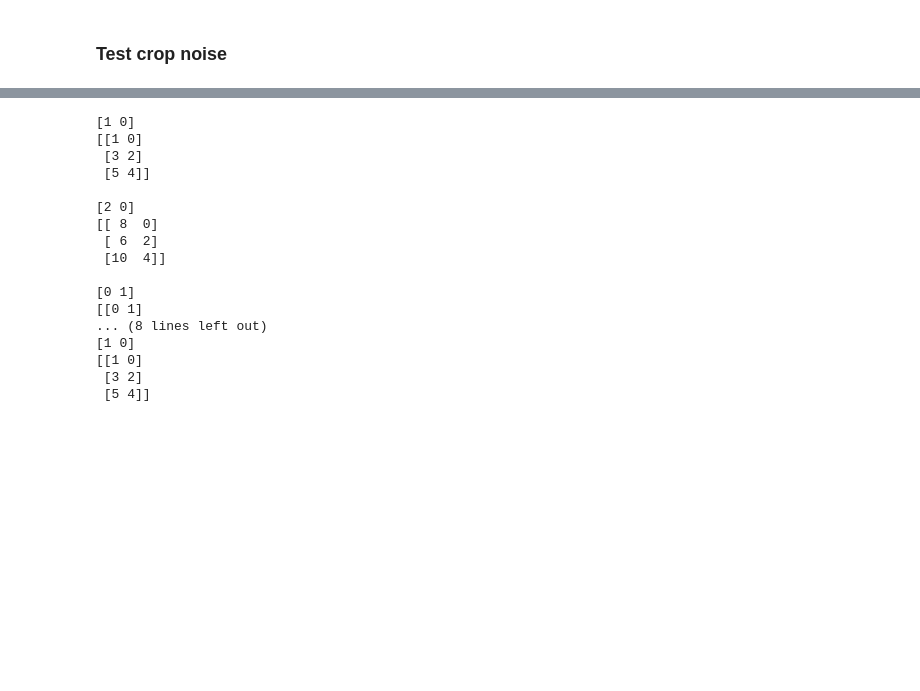
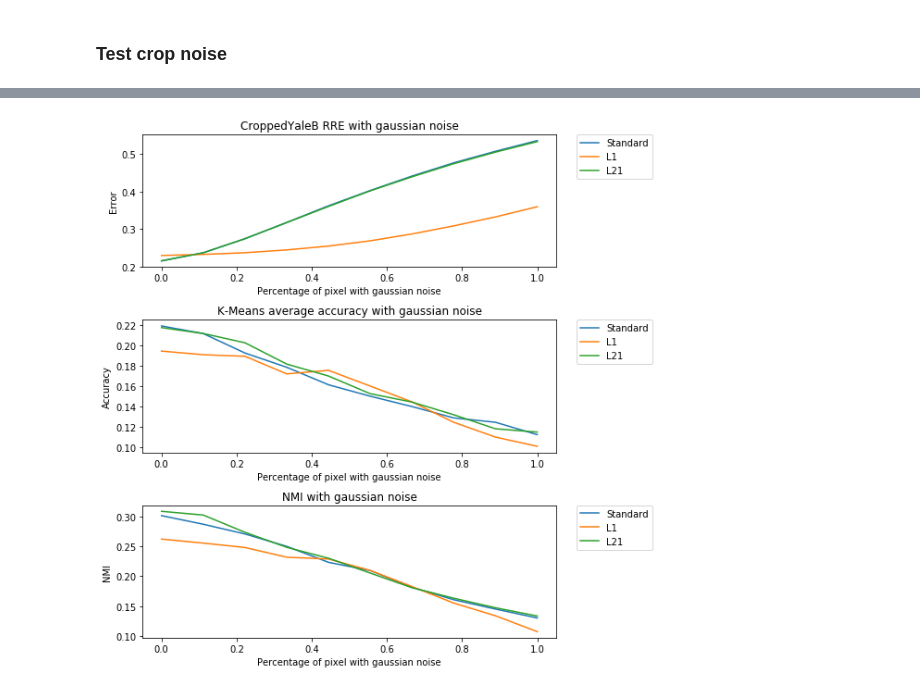
Before and after one commit to YangGeYangGe/Machine-Learning-Experiment, a Jupyter notebook: NMF/COMP5328Assignment6.ipynb, the cells around one changed output, grey strips where cells are left out. Saved outputs shown, nothing was run; the diff lists cells and outputs as text; code cells hidden in the pictures; blank space fills up the shorter version.

Commit message:
YaleB

```diff
--- a/NMF/COMP5328Assignment6.ipynb
+++ b/NMF/COMP5328Assignment6.ipynb
@@ -962,26 +863,0 @@ V_hat.shape
-# %%
-for i in range(0,5):
-    a = np.arange(3)
-    np.random.shuffle(a)
-    a = a[0:2]
-    print (a)
-    print(b[:,a])
-    print()
-# %% [output]
-[1 0]
-[[1 0]
- [3 2]
- [5 4]]
-
-[2 0]
-[[ 8  0]
- [ 6  2]
- [10  4]]
-
-[0 1]
-[[0 1]
-... (8 lines left out)
-[1 0]
-[[1 0]
- [3 2]
- [5 4]]
@@ -987,0 +915,32 @@ for i in range(0,5):
+# %%
+plt.figure(figsize=(8,10))
+plt.subplot(311)
+plt.plot(gaussian_noise_percentage,original_gaussian_noise_error_cache,label = 'Standard')
+plt.plot(gaussian_noise_percentage,L1_gaussian_noise_error_cache,label = 'L1');
+plt.plot(gaussian_noise_percentage,L21_gaussian_noise_error_cache,label = 'L21')
+plt.title('CroppedYaleB RRE with gaussian noise')
+plt.ylabel('Error')
+plt.xlabel('Percentage of pixel with gaussian noise')
+plt.legend(bbox_to_anchor=(1.05, 1), loc=2, borderaxespad=0.);
+
+plt.subplot(312)
+plt.plot(gaussian_noise_percentage,original_gaussian_noise_acc_cache,label='Standard');
+plt.plot(gaussian_noise_percentage,L1_gaussian_noise_acc_cache,label = 'L1');
+plt.plot(gaussian_noise_percentage,L21_gaussian_noise_acc_cache,label = 'L21');
+plt.title('K-Means average accuracy with gaussian noise')
+plt.ylabel('Accuracy')
+plt.xlabel('Percentage of pixel with gaussian noise')
+plt.legend(bbox_to_anchor=(1.05, 1), loc=2, borderaxespad=0.);
+
+plt.subplot(313)
+plt.plot(gaussian_noise_percentage,original_gaussian_noise_nmi_cache,label='Standard');
+plt.plot(gaussian_noise_percentage,L1_gaussian_noise_nmi_cache,label = 'L1');
+plt.plot(gaussian_noise_percentage,L21_gaussian_noise_nmi_cache,label = 'L21');
+plt.title('NMI with gaussian noise')
+plt.ylabel('NMI')
+plt.xlabel('Percentage of pixel with gaussian noise')
+plt.legend(bbox_to_anchor=(1.05, 1), loc=2, borderaxespad=0.);
+
+plt.subplots_adjust(wspace =0, hspace =0.4)
+# %% [output]
+[figure, added]
```
Also changed, not shown: parts of 11 cells of this notebook.
